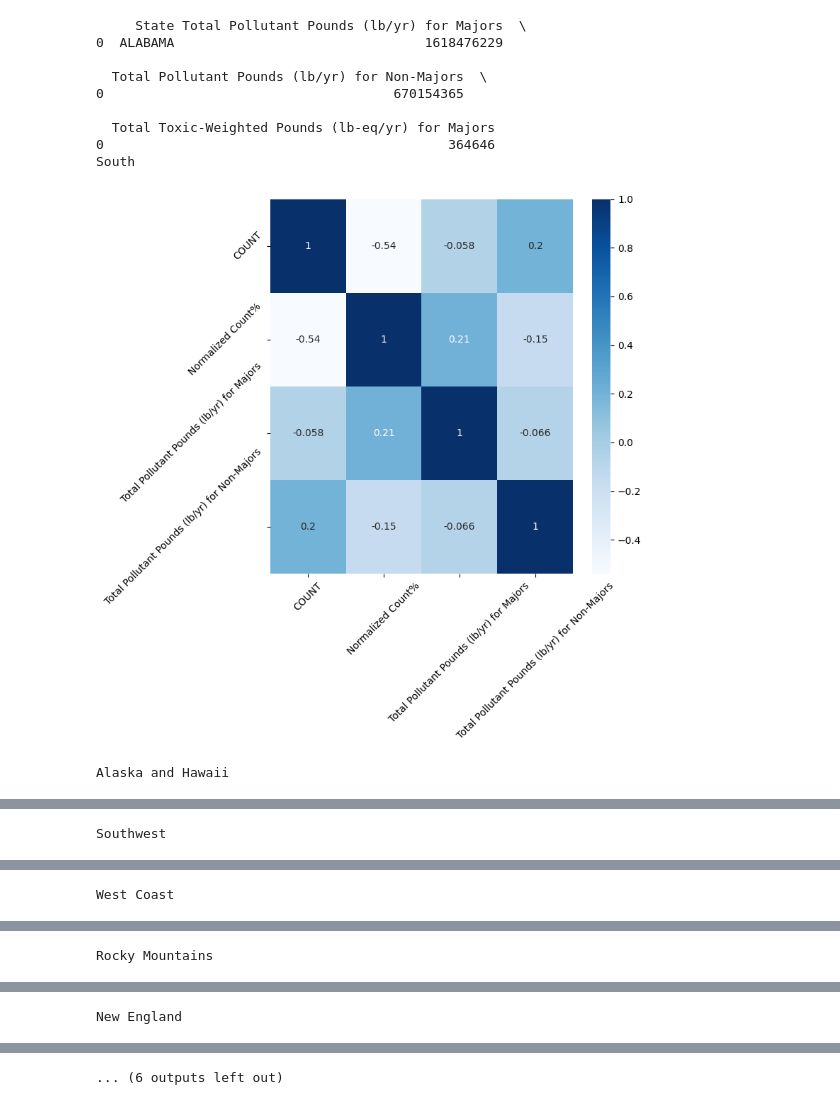
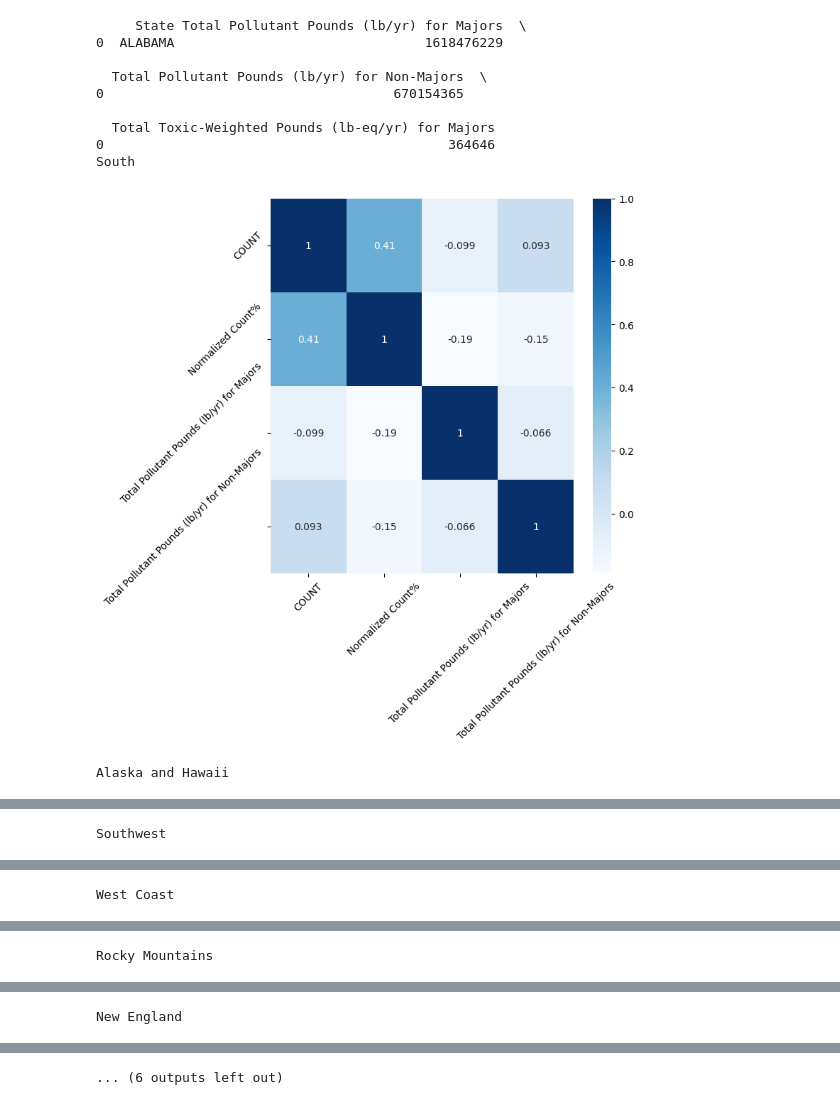
Before and after one commit to noblepenguin43/cancer-environment-corelation, a Jupyter notebook: WaterPollution-2018-to-2020.ipynb, the cells around one changed output, grey strips where cells are left out. Cells and saved outputs as stored; diff of their text form; code cells hidden in the pictures.

```diff
--- a/WaterPollution-2018-to-2020.ipynb
+++ b/WaterPollution-2018-to-2020.ipynb
@@ -19,7 +19,7 @@ year = '2018'
 #site_csv = 'df_cancer_waterpollution-Esophagus.csv' #UNCOMMMENT IF YOU WANT DUMP DATA FOR ANALYSIS - step 5
 
 #Choose this if you want specififc Cancer Type
-site = 'Kidney and Renal Pelvis'
+site = 'Ovary'
 num1 = 0
 num2 = 1000
 
@@ -119,32 +119,32 @@ df_cancercount_region.to_csv('2018_Atreya_June22-2025_Waterdata.csv')
 #STEP 7 - Check for correlation across different regions
 ##########################################################
 regions = ["South","Alaska and Hawaii", "Southwest", "West Coast", "Rocky Mountains", "New England", "Mid-Atlantic", "Midwest", "Great Plains"]
 for region in regions:
     #---Consider region create corelation matrix ----
     df_region = df_cancercount_region.loc[(df_cancercount_region['Region '] == region)]
     print (region)
     df_region_cancer = df_region.iloc[:, [1,3,4,5]]
     matrix_normalized_test = df_region_cancer.corr()
     plt.rcParams["figure.figsize"] = [8, 8]
     plt.rcParams["figure.autolayout"] = True
     fig, (ax1) = plt.subplots(ncols=1)
     fig.subplots_adjust(wspace=0.05)
     sns.heatmap(matrix_normalized_test, cmap="Blues", ax=ax1, cbar=True, annot=True)
     ax1.set_xticklabels(matrix_normalized_test.index, rotation=45)
     ax1.set_yticklabels(matrix_normalized_test.index, rotation=45)
     fig.subplots_adjust(wspace=0.005)
     plt.show()
 
 # ########################## METHOD END ################################
 # %% [output]
      State Total Pollutant Pounds (lb/yr) for Majors  \
 0  ALABAMA                                1618476229
 
   Total Pollutant Pounds (lb/yr) for Non-Majors  \
 0                                     670154365
 
   Total Toxic-Weighted Pounds (lb-eq/yr) for Majors
 0                                            364646
 South
-[figure, old version]
+[figure, new version]
 Alaska and Hawaii
```
Also changed, not shown: parts of 6 cells of this notebook.
